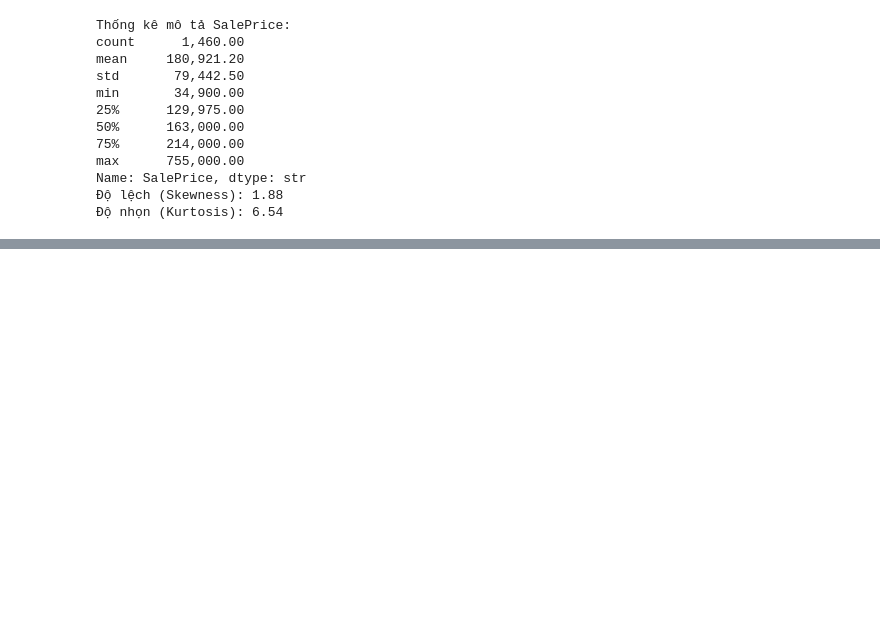
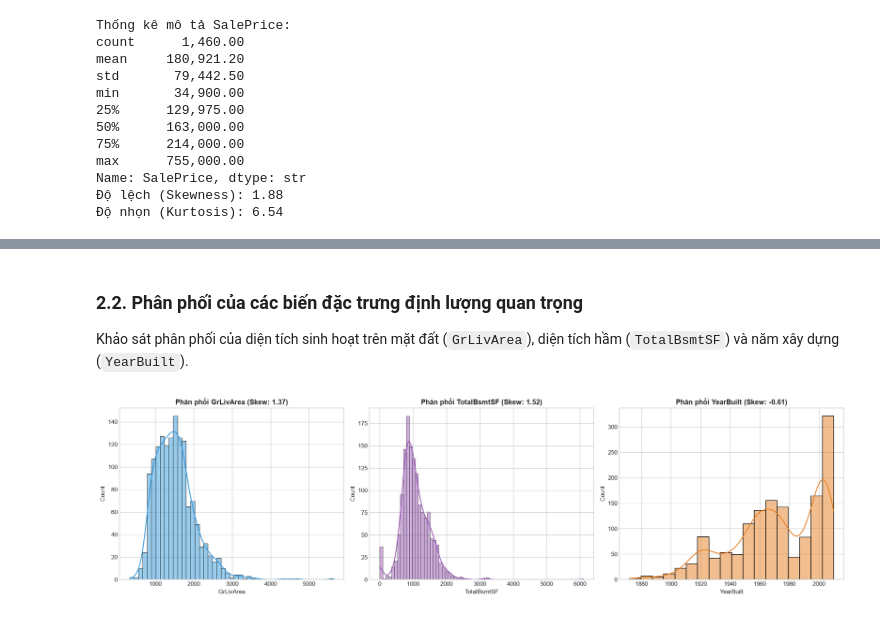
Before and after one commit to JaseSous/ml_group, a Jupyter notebook: Lab/Lab03/Lab03_EDA_house_prices.ipynb, the cells around one changed output, grey strips where cells are left out. Saved outputs shown, nothing was run; the diff lists cells and outputs as text; code cells hidden in the pictures; blank space fills up the shorter version.

```diff
--- a/Lab/Lab03/Lab03_EDA_house_prices.ipynb
+++ b/Lab/Lab03/Lab03_EDA_house_prices.ipynb
@@ -99,0 +123,19 @@ Name: SalePrice, dtype: str
+# %% [markdown]
+### 2.2. Phân phối của các biến đặc trưng định lượng quan trọng
+Khảo sát phân phối của diện tích sinh hoạt trên mặt đất (`GrLivArea`), diện tích hầm (`TotalBsmtSF`) và năm xây dựng (`YearBuilt`).
+# %%
+fig, axes = plt.subplots(1, 3, figsize=(18, 5))
+
+sns.histplot(train['GrLivArea'], kde=True, ax=axes[0], color='#3498db')
+axes[0].set_title(f"Phân phối GrLivArea (Skew: {train['GrLivArea'].skew():.2f})", fontweight='bold')
+
+sns.histplot(train['TotalBsmtSF'], kde=True, ax=axes[1], color='#9b59b6')
+axes[1].set_title(f"Phân phối TotalBsmtSF (Skew: {train['TotalBsmtSF'].skew():.2f})", fontweight='bold')
+
+sns.histplot(train['YearBuilt'], kde=True, ax=axes[2], color='#e67e22')
+axes[2].set_title(f"Phân phối YearBuilt (Skew: {train['YearBuilt'].skew():.2f})", fontweight='bold')
+
+plt.tight_layout()
+plt.show()
+# %% [output]
+[figure, added]
```
Also changed, not shown: parts of 6 cells of this notebook.
